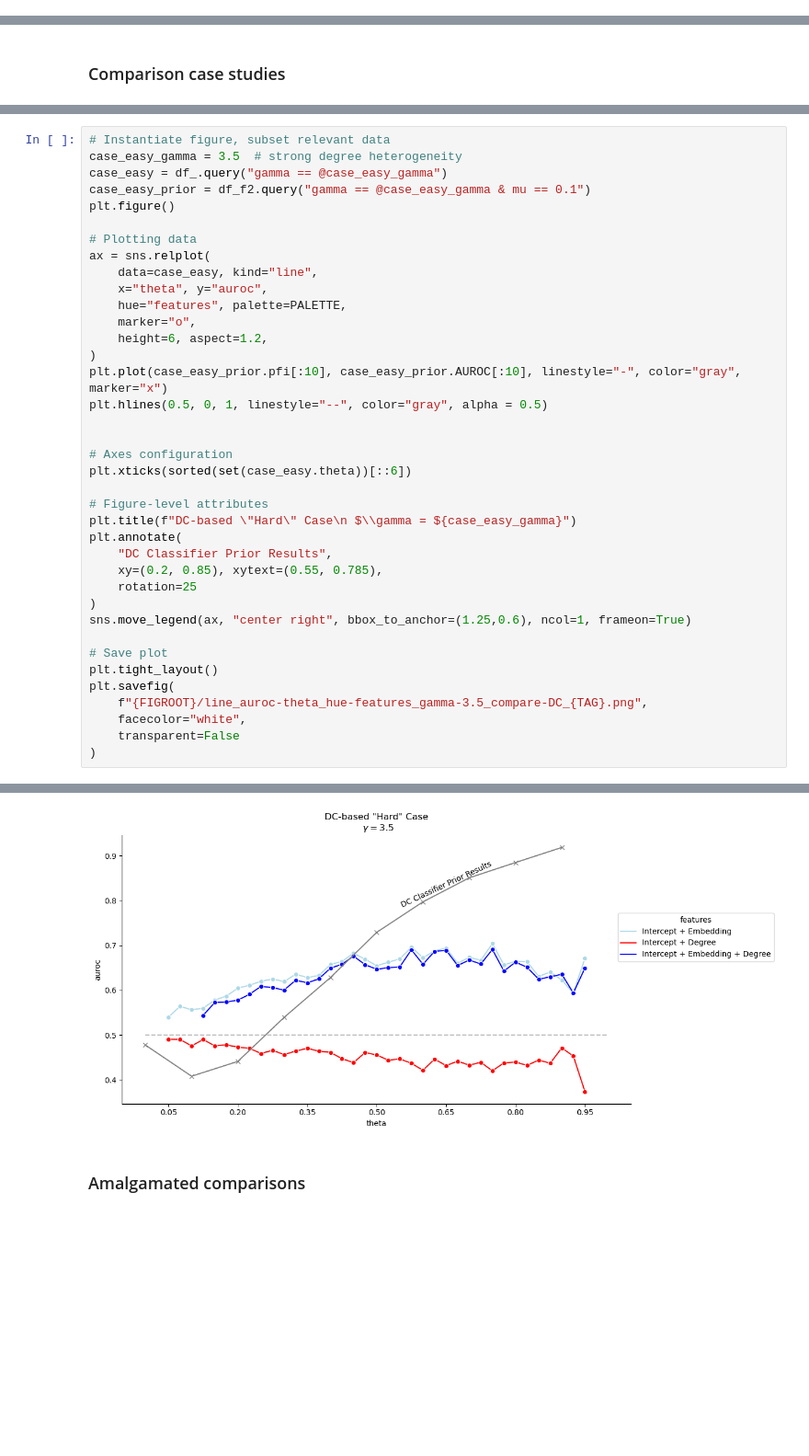
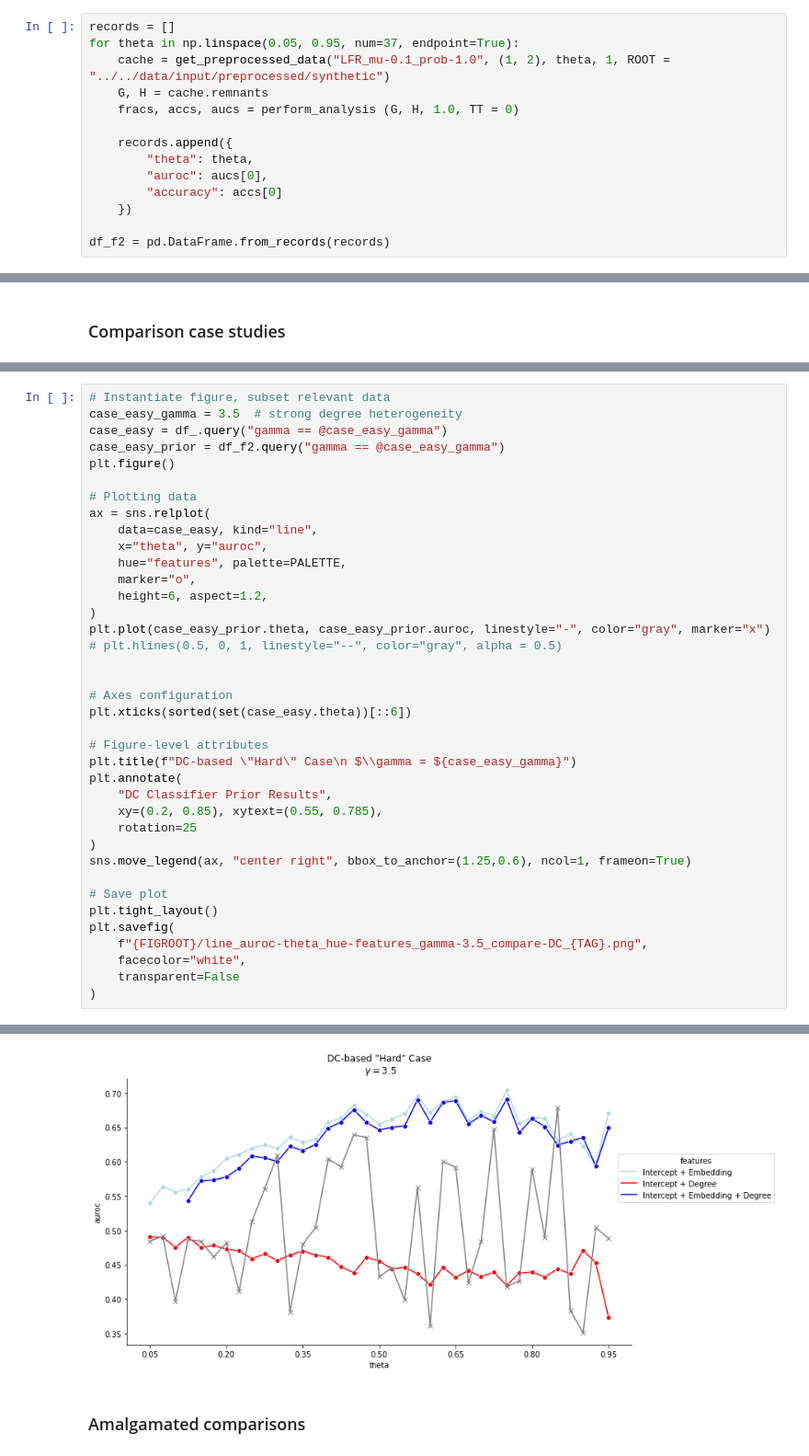
Before and after one commit to kaiser-dan/proj_naive-embedded-reconstruction, a Jupyter notebook: notebooks/viz/viz_EMB_ex33.ipynb, the cells around one changed output, grey strips where cells are left out. Shown at 92% size. Drawn from its saved outputs; the diff is of its cells as text; blank space fills up the shorter version.

```diff
--- a/notebooks/viz/viz_EMB_ex33.ipynb
+++ b/notebooks/viz/viz_EMB_ex33.ipynb
@@ -263,0 +373,14 @@ df_f2 = pd.DataFrame({
+# %%
+records = []
+for theta in np.linspace(0.05, 0.95, num=37, endpoint=True):
+    cache = get_preprocessed_data("LFR_mu-0.1_prob-1.0", (1, 2), theta, 1, ROOT = "../../data/input/preprocessed/synthetic")
+    G, H = cache.remnants
+    fracs, accs, aucs = perform_analysis (G, H, 1.0, TT = 0)
+
+    records.append({
+        "theta": theta,
+        "auroc": aucs[0],
+        "accuracy": accs[0]
+    })
+
+df_f2 = pd.DataFrame.from_records(records)
@@ -306,7 +447,7 @@ plt.savefig(
 # Instantiate figure, subset relevant data
 case_easy_gamma = 3.5  # strong degree heterogeneity
 case_easy = df_.query("gamma == @case_easy_gamma")
-case_easy_prior = df_f2.query("gamma == @case_easy_gamma & mu == 0.1")
+case_easy_prior = df_f2.query("gamma == @case_easy_gamma")
 plt.figure()
 
 # Plotting data
@@ -317,8 +458,8 @@ ax = sns.relplot(
     marker="o",
     height=6, aspect=1.2,
 )
-plt.plot(case_easy_prior.pfi[:10], case_easy_prior.AUROC[:10], linestyle="-", color="gray", marker="x")
-plt.hlines(0.5, 0, 1, linestyle="--", color="gray", alpha = 0.5)
+plt.plot(case_easy_prior.theta, case_easy_prior.auroc, linestyle="-", color="gray", marker="x")
+# plt.hlines(0.5, 0, 1, linestyle="--", color="gray", alpha = 0.5)
 
 
 # Axes configuration
@@ -345,4 +486,4 @@ plt.savefig(
-[figure, old version]
+[figure, new version]
 # %% [markdown]
 ### Amalgamated comparisons
 # %%
```
Also changed, not shown: parts of 13 cells of this notebook, 12 other files.
